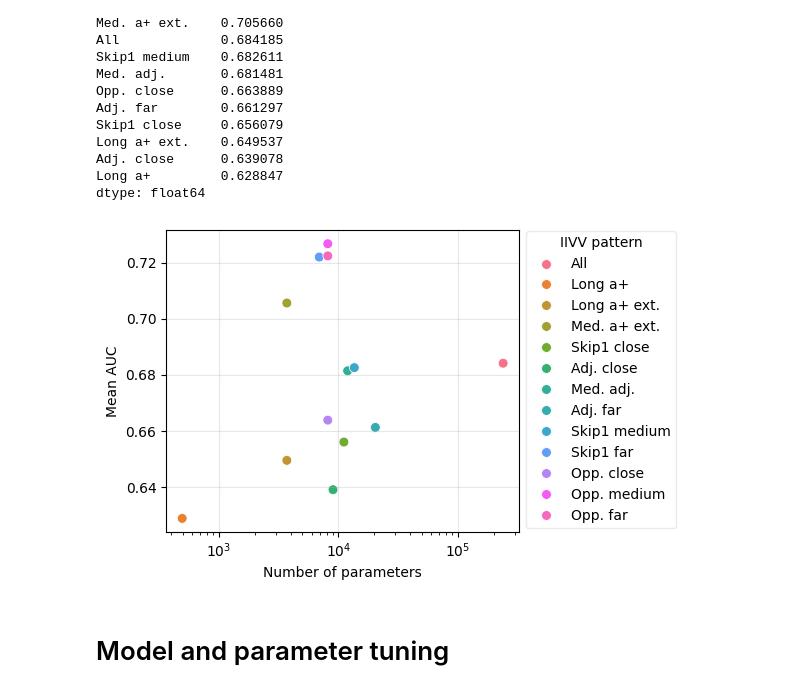
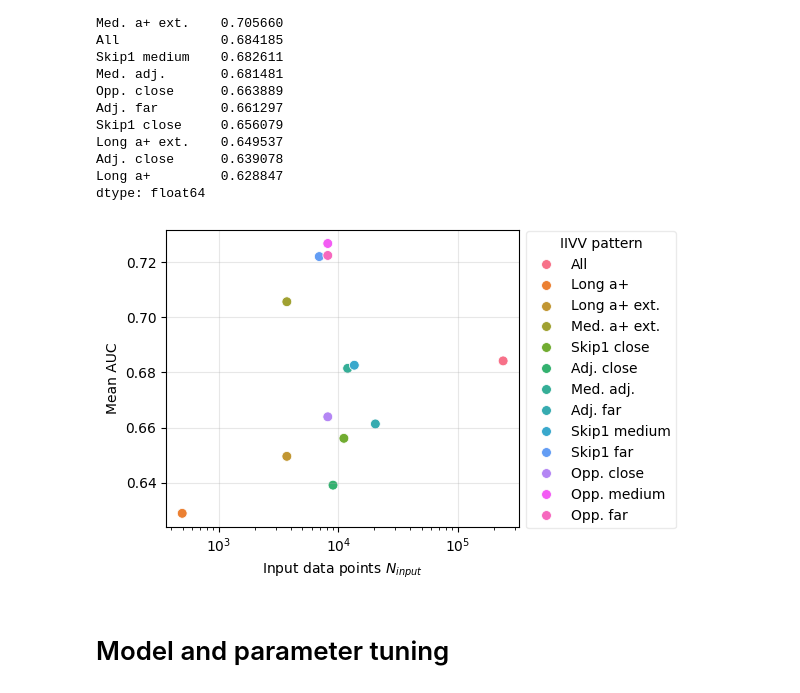
Before and after one commit to EITLabworks/IIVV-Evaluation, a Jupyter notebook: Statistics-and-figures.ipynb, the cells around one changed output. Cells and saved outputs as stored; diff of their text form; code cells hidden in the pictures.

```diff
--- a/Statistics-and-figures.ipynb
+++ b/Statistics-and-figures.ipynb
@@ -324,27 +324,27 @@ dtype: float64
 # %%
 fig2, ax1 = plt.subplots(figsize=(6, 3.8))
 sns.scatterplot(
     data=df_plot,
     x="n_params",
     y="avg. ROC AUC",
     hue="Mask",
     # palette="dark:salmon_r",
     s=50,
     ax=ax1,
 )
 ax1.set_xscale("log")
-ax1.set_xlabel("Number of parameters")
+ax1.set_xlabel("Input data points $N_{input}$")
 ax1.set_ylabel("Mean AUC")
 ax1.grid(alpha=0.3)
 ax1.legend(
     title="IIVV pattern", framealpha=0.4, bbox_to_anchor=(1, 1.02), loc="upper left"
 )
 
 plt.tight_layout()
 plt.savefig(f"results/IIVV_sel_scatter_{class_task}.pdf", bbox_inches="tight")
 plt.show()
 # %% [output]
-[figure, old version]
+[figure, new version]
 # %% [markdown]
 # Model and parameter tuning
 # %% [markdown]
```
Also changed, not shown: parts of 4 cells of this notebook, 2 other files.
